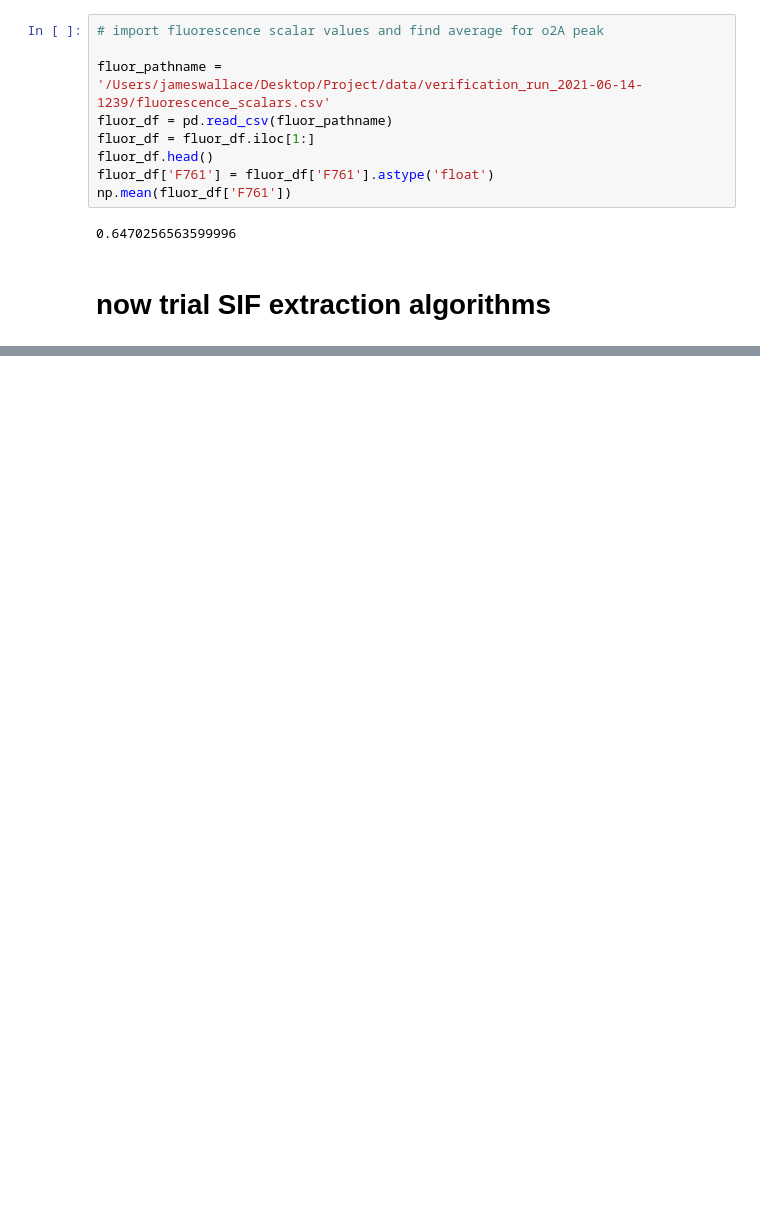
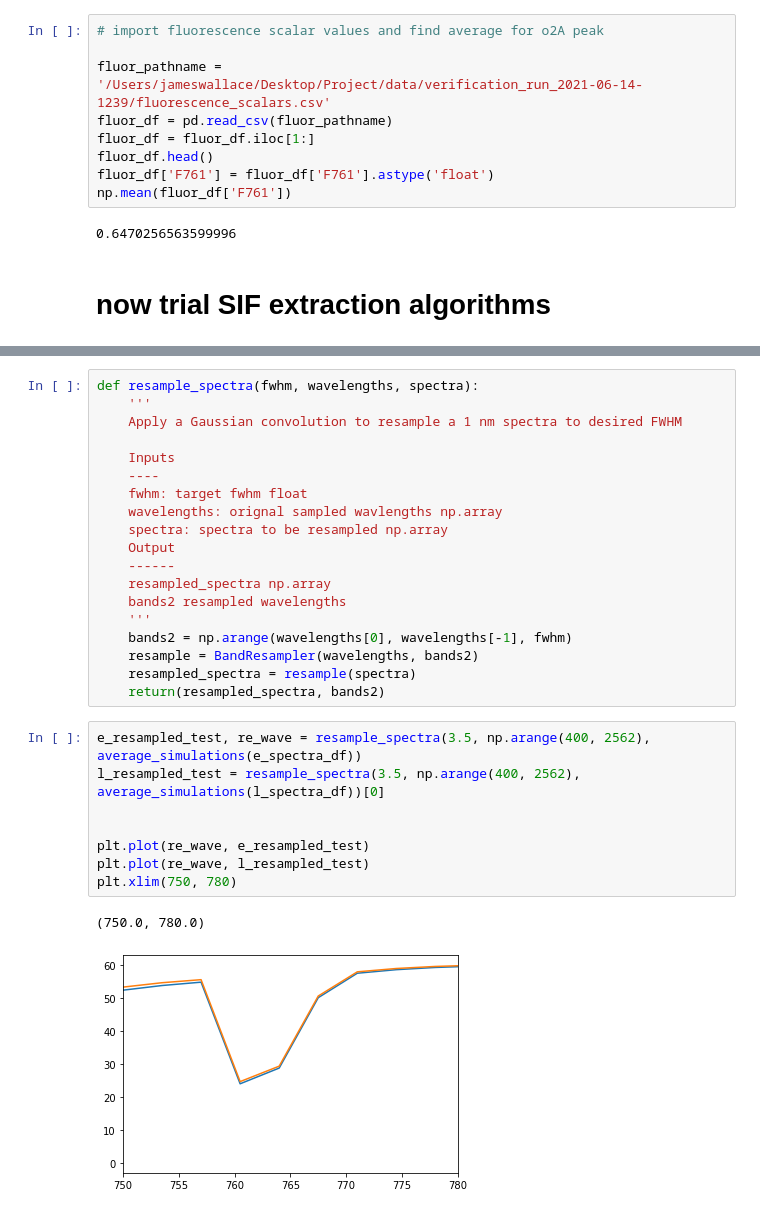
Before and after one commit to JamesWallace99/SIF_MISCADA_PROJECT, a Jupyter notebook: SCOPE_simulations/scope_exploration.ipynb, the cells around one changed output, grey strips where cells are left out. Saved outputs shown, nothing was run; the diff lists cells and outputs as text; blank space fills up the shorter version.

```diff
--- a/scope_exploration.ipynb
+++ b/SCOPE_simulations/scope_exploration.ipynb
@@ -250,0 +284,30 @@ sFLD(np.asarray(e_spectra_df.iloc[0]), np.asarray(l_spectra_df.iloc[0]))
+# %%
+def resample_spectra(fwhm, wavelengths, spectra):
+    '''
+    Apply a Gaussian convolution to resample a 1 nm spectra to desired FWHM
+
+    Inputs
+    ----
+    fwhm: target fwhm float
+    wavelengths: orignal sampled wavlengths np.array
+    spectra: spectra to be resampled np.array
+    Output
+    ------
+    resampled_spectra np.array
+    bands2 resampled wavelengths
+    '''
+    bands2 = np.arange(wavelengths[0], wavelengths[-1], fwhm)
+    resample = BandResampler(wavelengths, bands2)
+    resampled_spectra = resample(spectra)
+    return(resampled_spectra, bands2)
+# %%
+e_resampled_test, re_wave = resample_spectra(3.5, np.arange(400, 2562), average_simulations(e_spectra_df))
+l_resampled_test = resample_spectra(3.5, np.arange(400, 2562), average_simulations(l_spectra_df))[0]
+
+
+plt.plot(re_wave, e_resampled_test)
+plt.plot(re_wave, l_resampled_test)
+plt.xlim(750, 780)
+# %% [output]
+(750.0, 780.0)
+[figure, added]
```
Also changed, not shown: parts of 12 cells of this notebook, 3 other files.
